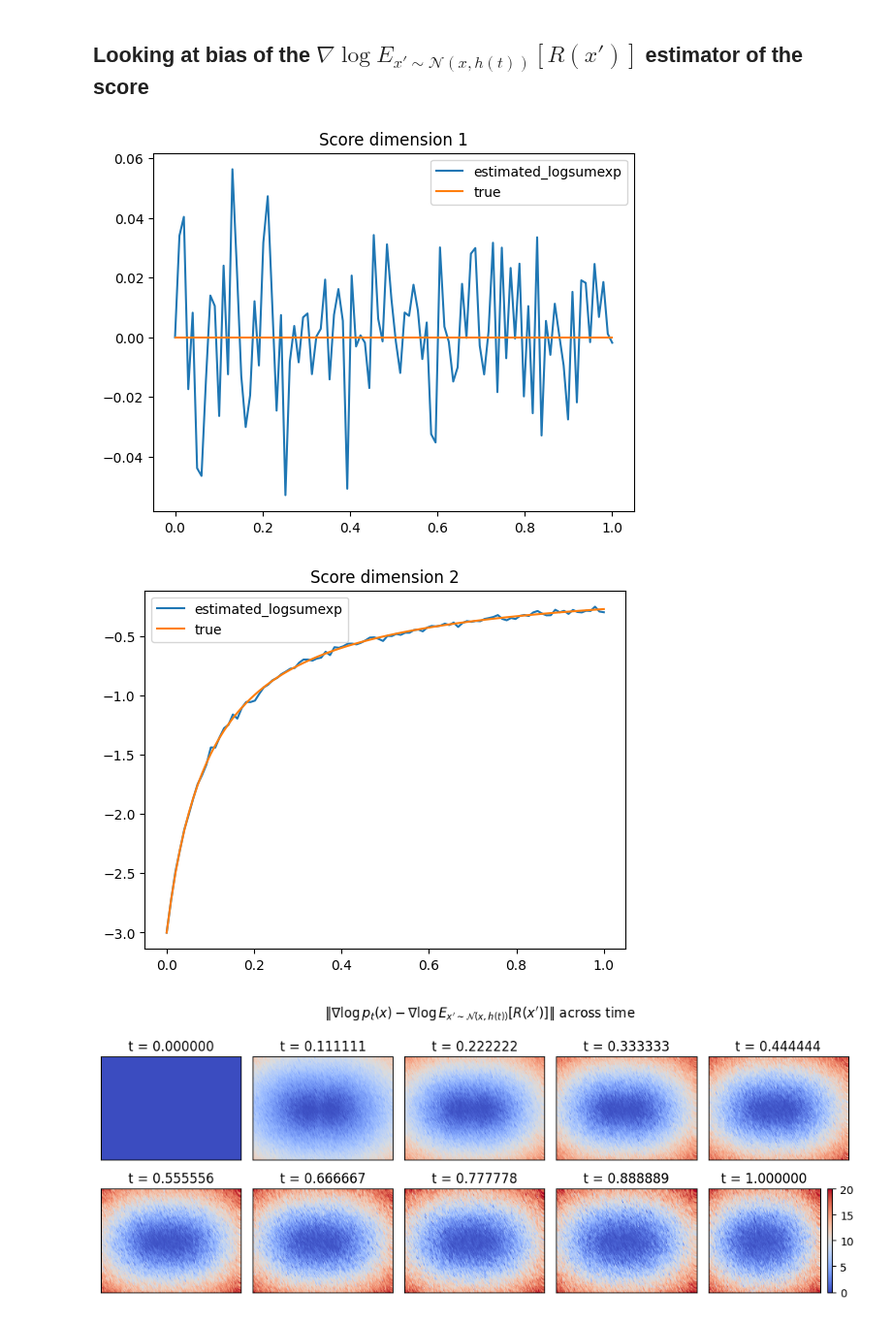
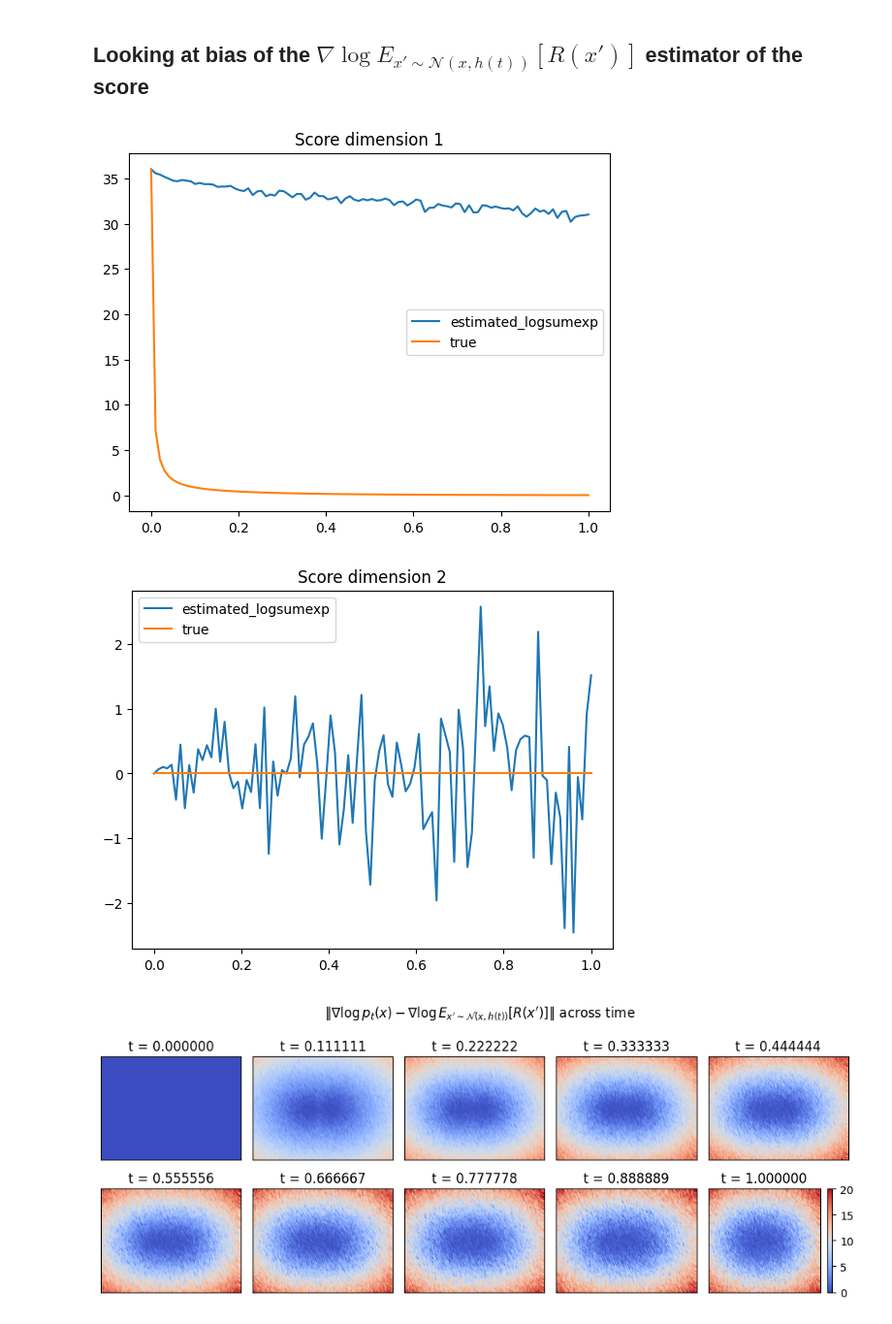
Before and after one commit to taraak/pita, a Jupyter notebook: convolutional_continuity_equation_stuff.ipynb, the cells around one changed output. Shown at 97% size. Drawn from its saved outputs; the diff is of its cells as text; code cells hidden in the pictures.

```diff
--- a/convolutional_continuity_equation_stuff.ipynb
+++ b/convolutional_continuity_equation_stuff.ipynb
@@ -1232,7 +1232,7 @@ def plot_estimated_and_true_scores(reward_fxn, beta, x, t, num_mc_samples):
         samples = repeated_x + torch.normal(torch.zeros_like(repeated_x), (beta * repeated_t).unsqueeze(1).pow(0.5))
         log_rewards = reward_fxn.get_unnormalized_log_reward(samples)
 
-        return log_rewards.sum(dim=-1) - np.log(num_mc_samples)
+        return log_rewards.sum(dim=-1) / num_mc_samples
 
     est_scores = torch.vmap(torch.func.grad(grad_fxn), randomness='different')(x, t)
     est_scores_jensen = torch.vmap(torch.func.grad(grad_fxn_jensen), randomness='different')(x, t)
@@ -1247,10 +1247,10 @@ def plot_estimated_and_true_scores(reward_fxn, beta, x, t, num_mc_samples):
         plt.title(f'Score dimension {i + 1}')
         plt.show()
 # %%
-plot_estimated_and_true_scores(mixture_reward, beta, torch.tensor([[0.0, shift]]).expand(100, 2), torch.linspace(0.0, 1.0, 100), 10000)
+plot_estimated_and_true_scores(mixture_reward, beta, torch.tensor([[shift + 1, 0.0]]).expand(100, 2), torch.linspace(0.0, 1.0, 100), 10000)
 # %% [output]
-[figure, old version]
+[figure, new version]
-[figure, old version]
+[figure, new version]
 # %%
 def plot_est_err_over_time(reward_fxn, beta, num_mc_samples):
     def grad_fxn(_x, _t):
```
Also changed, not shown: parts of 4 cells of this notebook.
